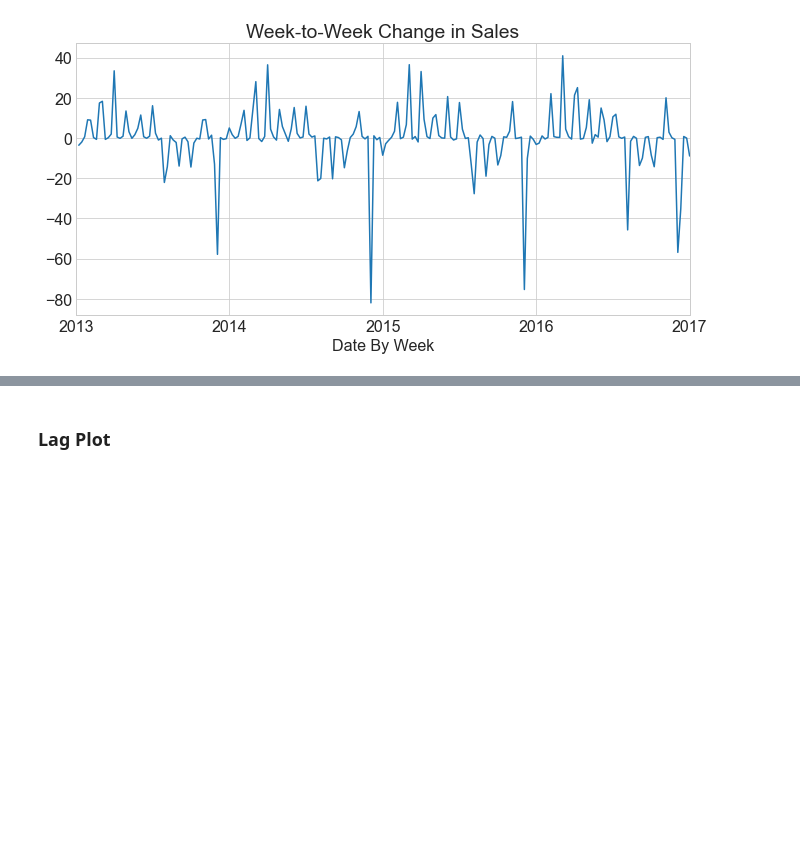
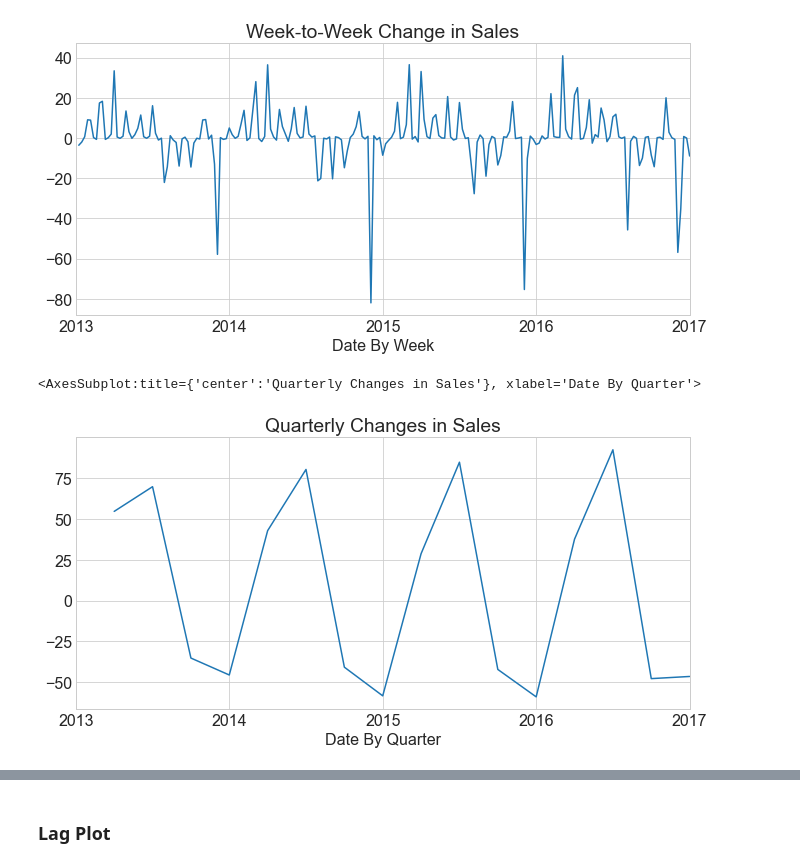
Before and after one commit to BraedenWright/time-series-exercises, a Jupyter notebook: Explore.ipynb, the cells around one changed output, grey strips where cells are left out. Drawn from its saved outputs; the diff is of its cells as text; code cells hidden in the pictures; blank space fills up the shorter version.

```diff
--- a/Explore.ipynb
+++ b/Explore.ipynb
@@ -131,3 +134,8 @@ y_train.resample('W').mean().diff().plot(title='Week-to-Week Change in Sales', x
 # %% [output]
 <AxesSubplot:title={'center':'Week-to-Week Change in Sales'}, xlabel='Date By Week'>
 [figure]
+# %%
+y_train.resample('3M').mean().diff().plot(title='Quarterly Changes in Sales', xlabel='Date By Quarter')
+# %% [output]
+<AxesSubplot:title={'center':'Quarterly Changes in Sales'}, xlabel='Date By Quarter'>
+[figure, added]
```
Also changed, not shown: parts of 4 cells of this notebook.
